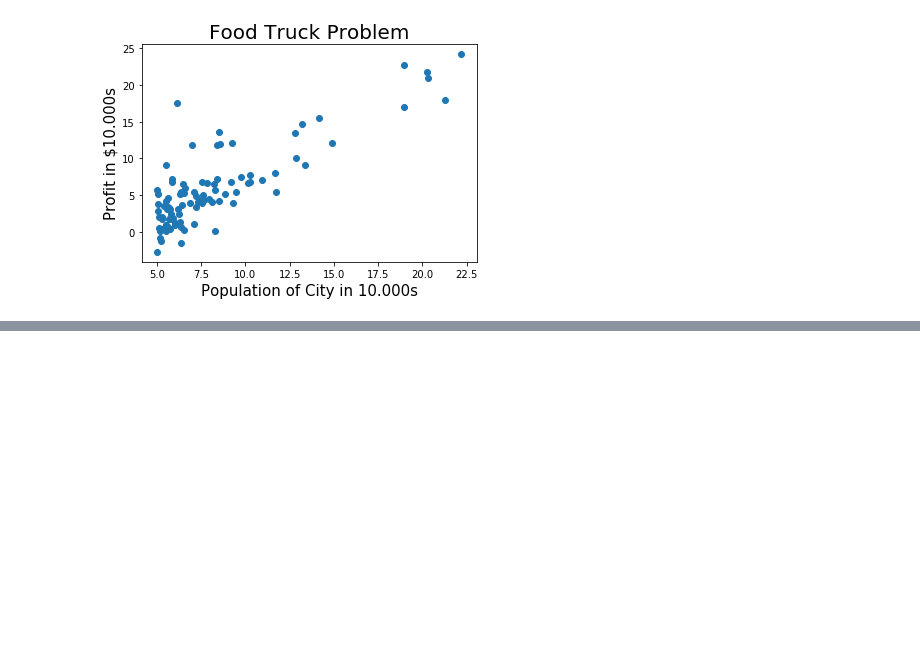
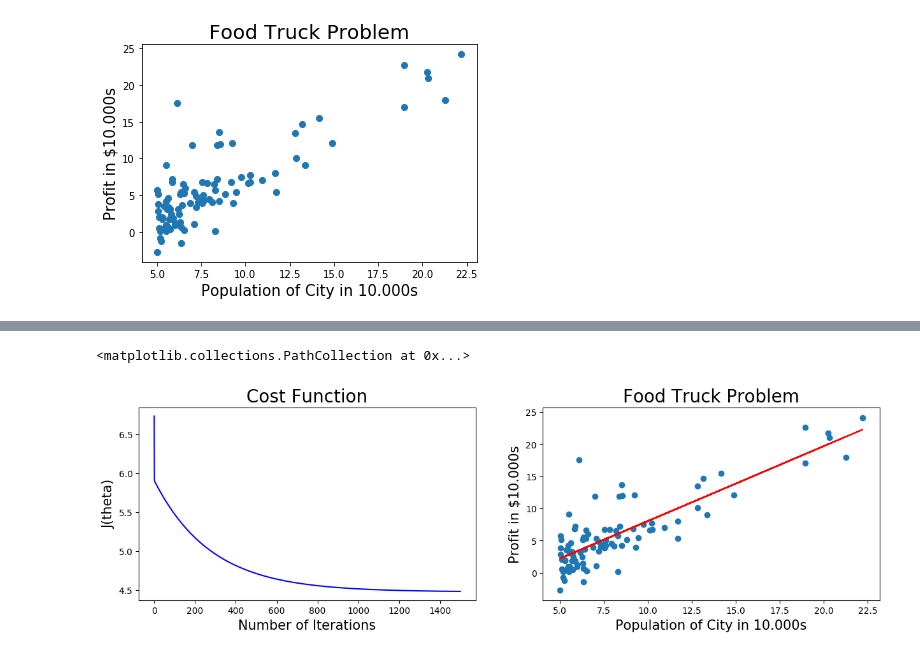
Before and after one commit to kala855/machine-learning, a Jupyter notebook: introduction/linearRegression/linearRegressionImplementation.ipynb, the cells around one changed output, grey strips where cells are left out. Saved outputs shown, nothing was run; the diff lists cells and outputs as text; code cells hidden in the pictures; blank space fills up the shorter version.

Commit message:
Gradient Descent functional implementation

```diff
--- a/introduction/linearRegression/linearRegressionImplementation.ipynb
+++ b/introduction/linearRegression/linearRegressionImplementation.ipynb
@@ -43,0 +25,44 @@ plt.scatter(X,y)
+# %%
+XX = np.ones((m,2)) # in order to vectorize our calculation we need to generate our X data to have one more column
+XX[:,1] = X # We add our data to this new data vector
+theta = np.zeros((2,1)) # Theta Vector. Parameters of our model
+
+iterations = 1500
+alpha = 0.01
+# %%
+## Here we define the function to compute the cost to minimize
+def computeCost(X,y,theta):
+    m = y.shape[0]
+    J = 0.0
+    h = np.matmul(theta.T,X.T)
+    J = 1/(2*m)*np.sum(np.square(np.subtract(h,y)))
+    return J
+# %%
+def gradientDescent(X,y,theta,alpha,num_iters):
+    m = y.shape[0]
+    J_history = np.zeros((num_iters,1))
+    for i in range(num_iters):
+        h = np.matmul(theta.T,X.T)
+        theta[0,0] = theta[0,0] - alpha * 1/m * np.sum(np.subtract(h,y))
+        theta[1,0] = theta[1,0] - alpha * 1/m * np.sum(np.subtract(h,y)*X[:,1])
+        J_history[i,0] = computeCost(X,y,theta)
+    return theta,J_history
+# %%
+theta,J_history = gradientDescent(XX,y,theta,alpha,iterations)
+plt.figure(figsize = (15,4),dpi=100)
+plt.subplot(1,2,1)
+plt.title('Cost Function', fontsize=20)
+plt.xlabel('Number of Iterations',fontsize=15)
+plt.ylabel('J(theta)',fontsize=15)
+plt.plot(J_history,'b')
+
+yest = np.matmul(theta.T,XX.T)
+plt.subplot(1,2,2)
+plt.title('Food Truck Problem', fontsize=20)
+plt.xlabel('Population of City in 10.000s',fontsize=15)
+plt.ylabel('Profit in $10.000s',fontsize=15)
+plt.plot(X,yest.T,'r')
+plt.scatter(X,y)
+# %% [output]
+<matplotlib.collections.PathCollection at 0x...>
+[figure, added]
```
Also changed, not shown: parts of 1 cell of this notebook, 1 other file.
